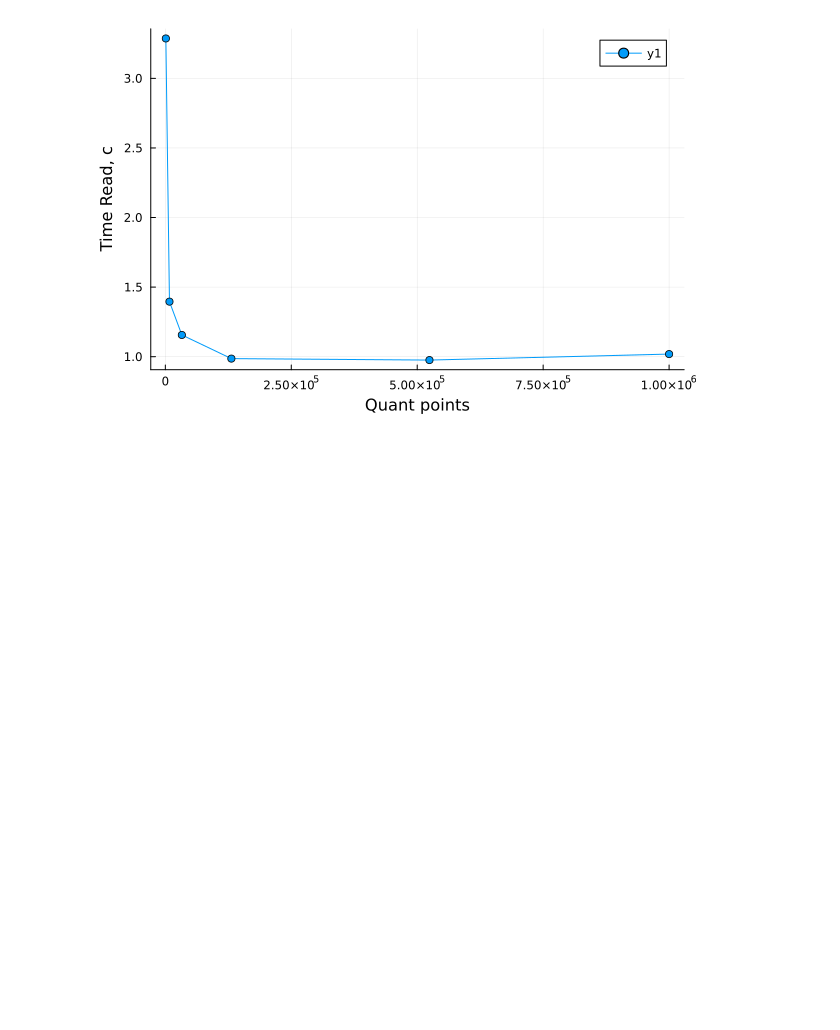
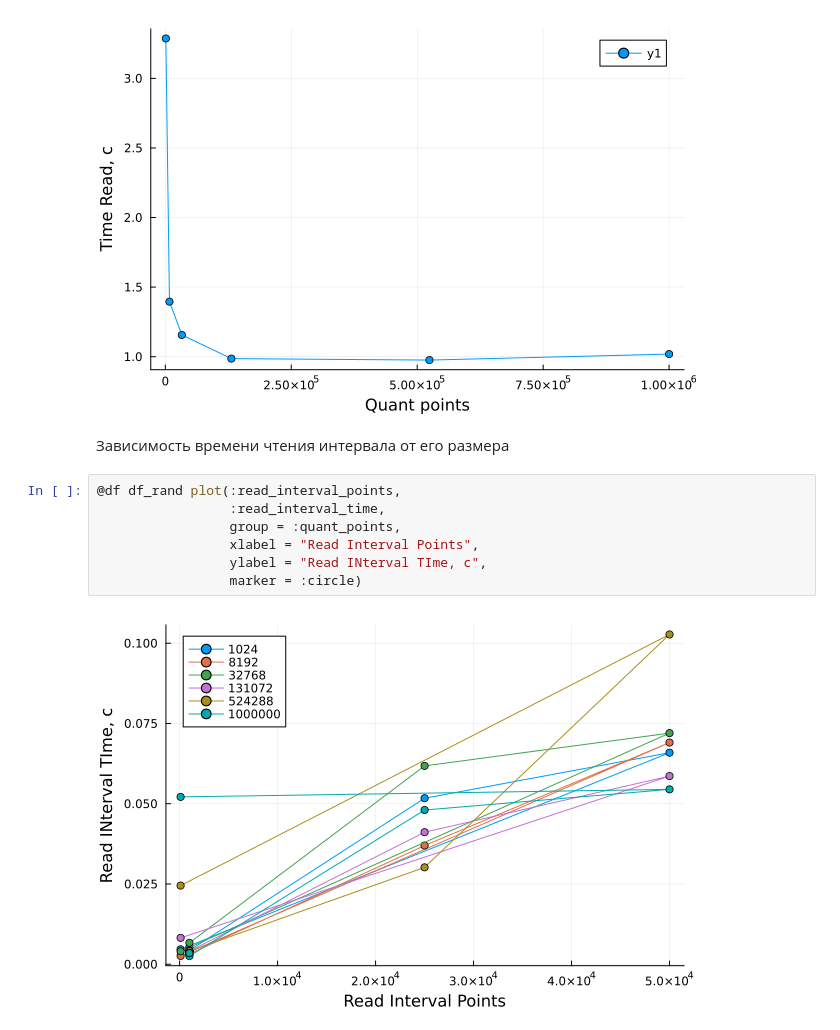
Before and after one commit to a-mikhaylov/file-formats-cpp, a Jupyter notebook: scripts/SavePlots.ipynb, the cells around one changed output. Cells and saved outputs as stored; diff of their text form; blank space fills up the shorter version.

Commit message:
add plots for duckdb

```diff
--- a/scripts/SavePlots.ipynb
+++ b/scripts/SavePlots.ipynb
@@ -127,3 +140,14 @@ df   = CSV.File(File) |> DataFrame
             marker = :circle)
 # %% [output]
 [figure]
+# %% [markdown]
+Зависимость времени чтения интервала от его размера
+# %%
+@df df_rand plot(:read_interval_points,
+                 :read_interval_time,
+                 group = :quant_points,
+                 xlabel = "Read Interval Points",
+                 ylabel = "Read INterval TIme, c",
+                 marker = :circle)
+# %% [output]
+[figure, added]
```
Also changed, not shown: parts of 1 cell of this notebook, 9 other files.
